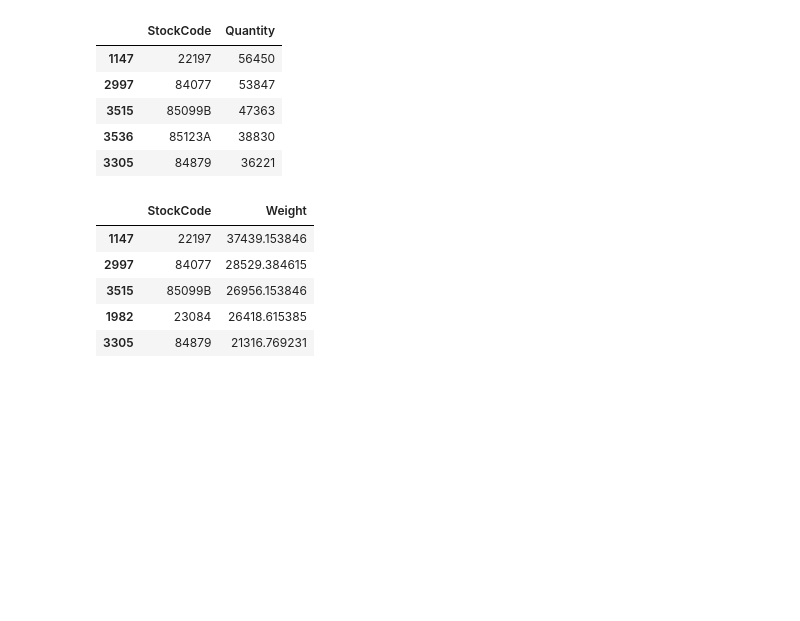
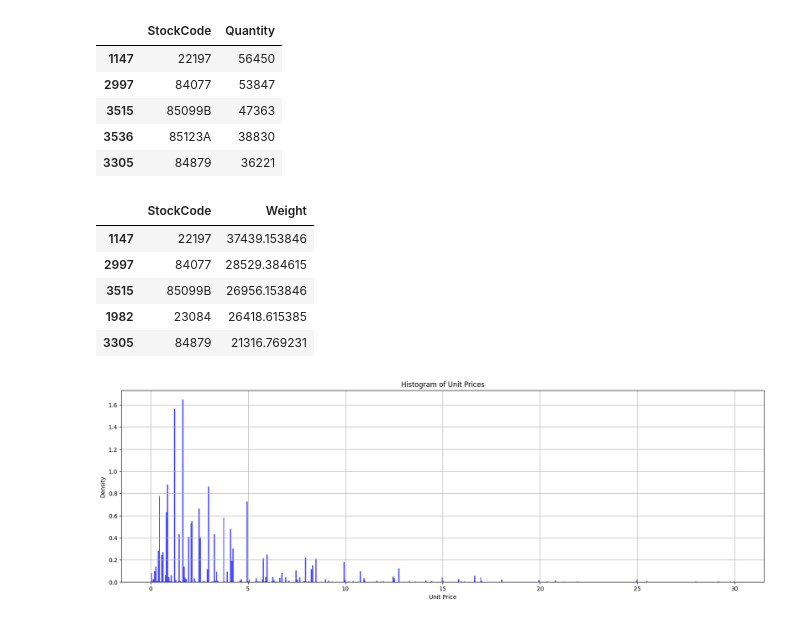
Before and after one commit to NikaGolestani/recsys, a Jupyter notebook: sales.ipynb, the cells around one changed output. Drawn from its saved outputs; the diff is of its cells as text; code cells hidden in the pictures; blank space fills up the shorter version.

Commit message:
Unit price graph has added (histogram, scatter plot, line plot)

```diff
--- a/sales.ipynb
+++ b/sales.ipynb
@@ -50,0 +53,12 @@ wdf.head()
+# %%
+# plots the UnitPrice graph to demonstrate the frequency distrubition of data #
+plt.figure(figsize=(20, 6))  # Adjust figure size if needed
+# bins are interval number and range can be adjusted if you want to see up to 50 or 100 #
+plt.hist(df['UnitPrice'], bins=500, alpha=0.7, color='blue', density=True, range=(0, 30))  # Adjust number of bins as needed
+plt.title('Histogram of Unit Prices')
+plt.xlabel('Unit Price')
+plt.ylabel('Density')
+plt.grid(True)
+plt.show()
+# %% [output]
+[figure, added]
```
Also changed, not shown: parts of 3 cells of this notebook.
